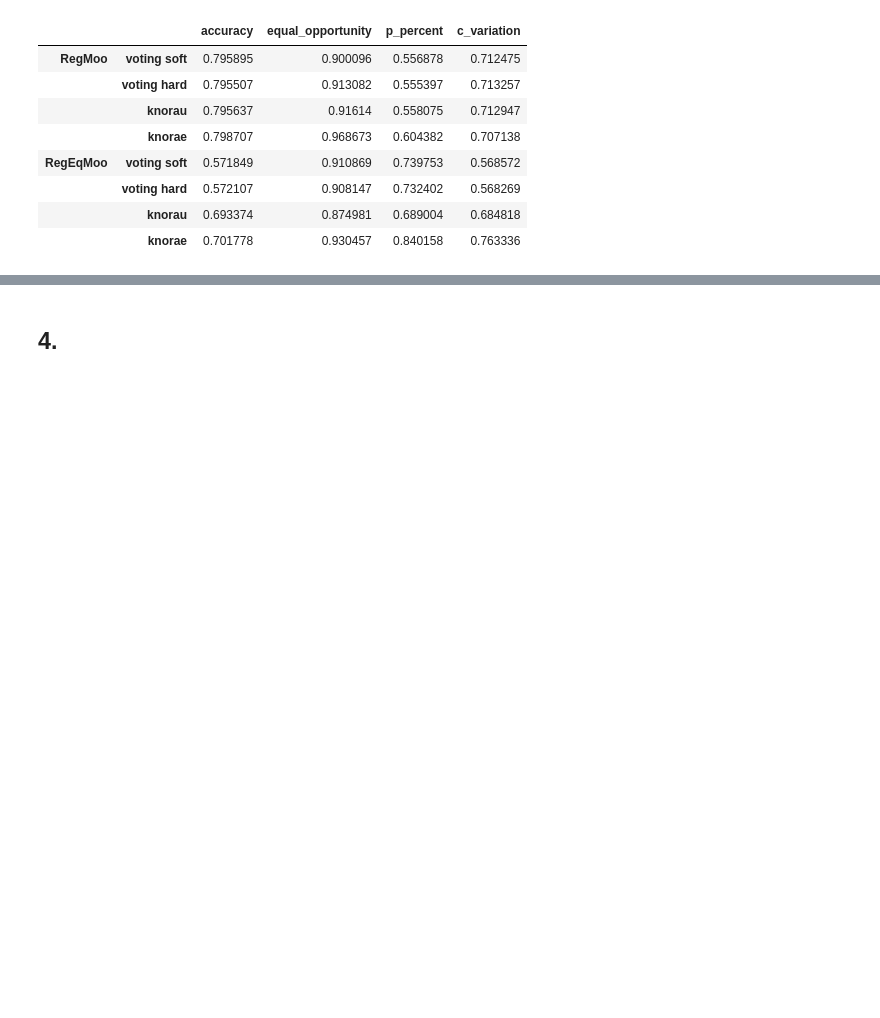
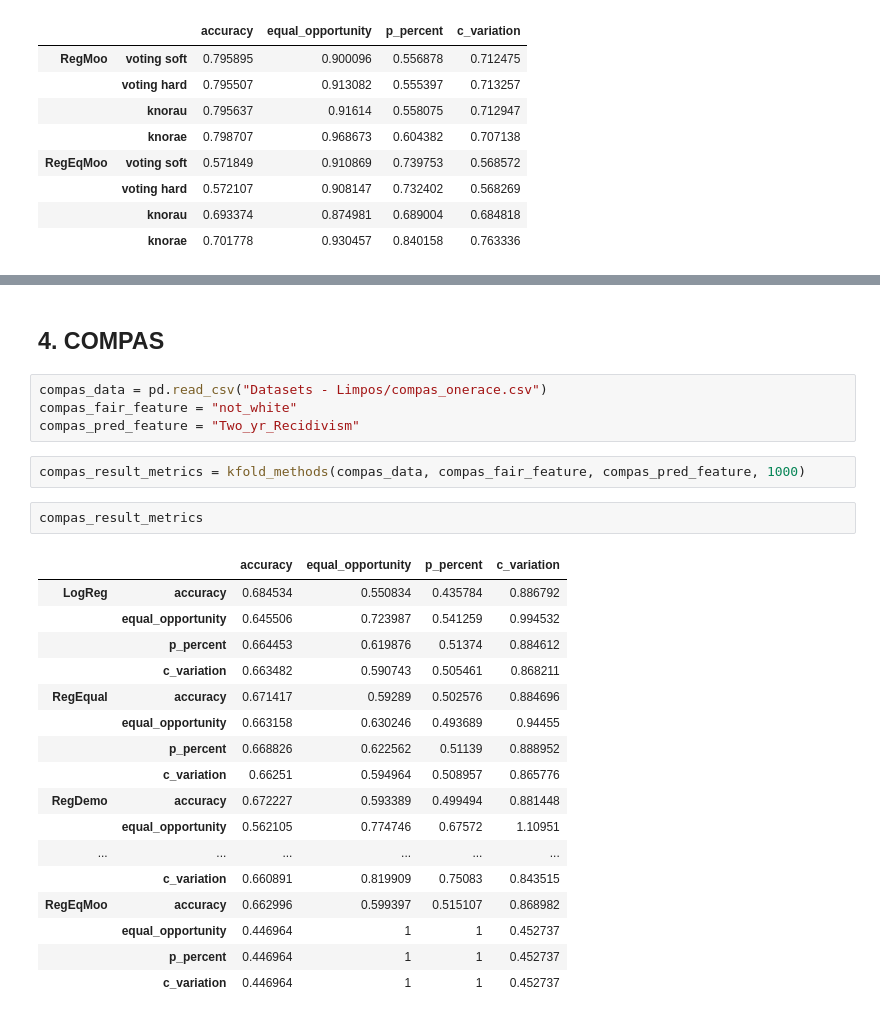
Before and after one commit to viguardieiro/moopt_fairness, a Jupyter notebook: Comparacao-kfolds.ipynb, the cells around one changed output, grey strips where cells are left out. Cells and saved outputs as stored; diff of their text form; blank space fills up the shorter version.

Commit message:
Add compas dataset and minimax

```diff
--- a/Comparacao-kfolds.ipynb
+++ b/Comparacao-kfolds.ipynb
@@ -294,2 +430,28 @@ adult_result_ensemble
 # %% [markdown]
-## 4.
+## 4. COMPAS
+# %%
+compas_data = pd.read_csv("Datasets - Limpos/compas_onerace.csv")
+compas_fair_feature = "not_white"
+compas_pred_feature = "Two_yr_Recidivism"
+# %%
+compas_result_metrics = kfold_methods(compas_data, compas_fair_feature, compas_pred_feature, 1000)
+# %%
+compas_result_metrics
+# %% [output]
+|  |  | accuracy | equal_opportunity | p_percent | c_variation |
+| LogReg | accuracy | 0.684534 | 0.550834 | 0.435784 | 0.886792 |
+|  | equal_opportunity | 0.645506 | 0.723987 | 0.541259 | 0.994532 |
+|  | p_percent | 0.664453 | 0.619876 | 0.51374 | 0.884612 |
+|  | c_variation | 0.663482 | 0.590743 | 0.505461 | 0.868211 |
+| RegEqual | accuracy | 0.671417 | 0.59289 | 0.502576 | 0.884696 |
+|  | equal_opportunity | 0.663158 | 0.630246 | 0.493689 | 0.94455 |
+|  | p_percent | 0.668826 | 0.622562 | 0.51139 | 0.888952 |
+|  | c_variation | 0.66251 | 0.594964 | 0.508957 | 0.865776 |
+| RegDemo | accuracy | 0.672227 | 0.593389 | 0.499494 | 0.881448 |
+|  | equal_opportunity | 0.562105 | 0.774746 | 0.67572 | 1.10951 |
+| ... | ... | ... | ... | ... | ... |
+|  | c_variation | 0.660891 | 0.819909 | 0.75083 | 0.843515 |
+| RegEqMoo | accuracy | 0.662996 | 0.599397 | 0.515107 | 0.868982 |
+|  | equal_opportunity | 0.446964 | 1 | 1 | 0.452737 |
+|  | p_percent | 0.446964 | 1 | 1 | 0.452737 |
+|  | c_variation | 0.446964 | 1 | 1 | 0.452737 |
```
Also changed, not shown: parts of 8 cells of this notebook, 1 other file.
